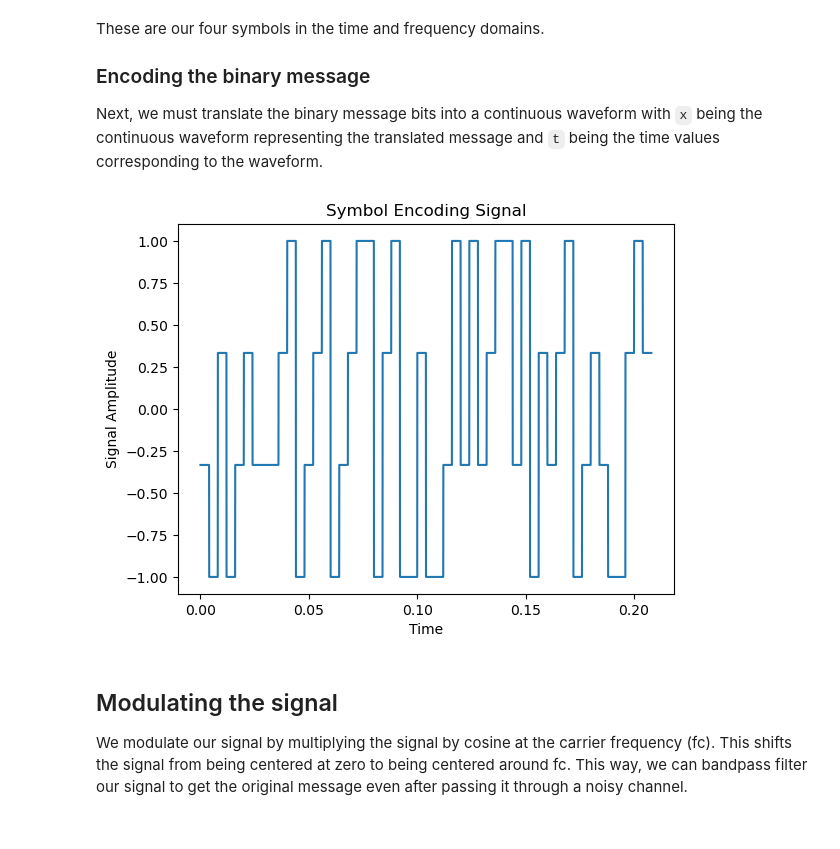
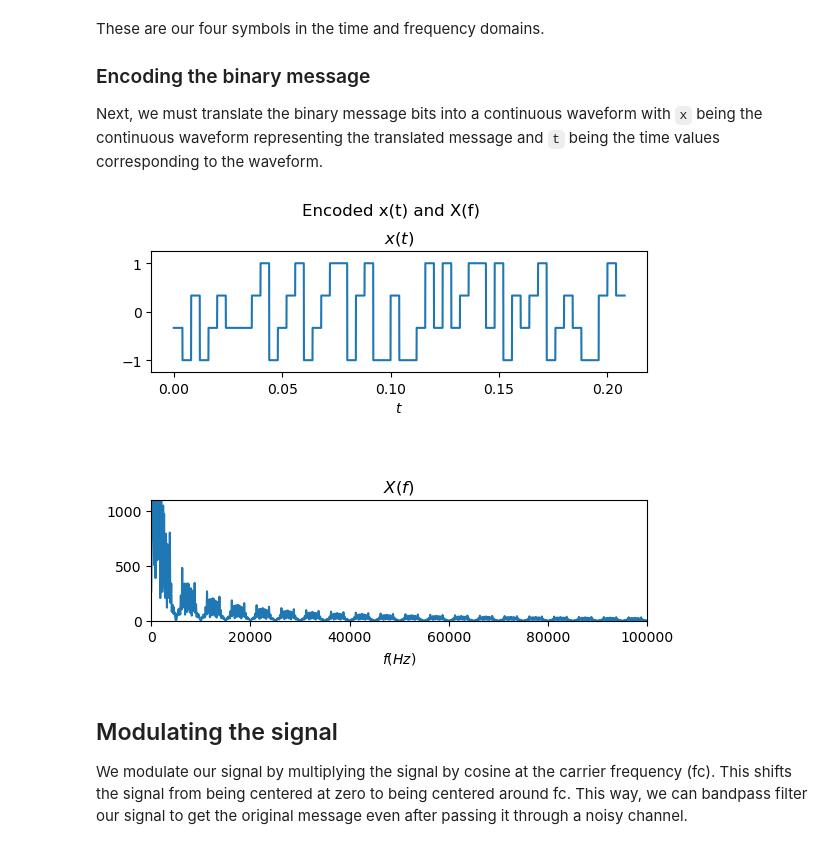
Before and after one commit to allyson-hur/adcomms_dsp, a Jupyter notebook: pca.ipynb, the cells around one changed output. Drawn from its saved outputs; the diff is of its cells as text; code cells hidden in the pictures.

```diff
--- a/pca.ipynb
+++ b/pca.ipynb
@@ -76,26 +76,27 @@ from plotting import real_fft_plot
 import numpy as np
 
 class SymbolContruction:
-   def __init__(self, BITS_PER_SYMBOL, SAMPLES_PER_SYMBOL):
+    def __init__(self, BITS_PER_SYMBOL, SAMPLES_PER_SYMBOL):
        self.BITS_PER_SYMBOL = BITS_PER_SYMBOL
        self.SAMPLES_PER_SYMBOL = SAMPLES_PER_SYMBOL
 
-   def symbols_of_t(self):
-       symbols_of_t = []
-       N_symbols = 2**self.BITS_PER_SYMBOL
-       fig, ax = plt.subplots(2, N_symbols)
-       plt.subplots_adjust(hspace=1.05)
-       for symbol in range(N_symbols):
-           x = PAMGenerator(
-               symbol, k=N_symbols, samples_per_symbol=self.SAMPLES_PER_SYMBOL
-           )
-           symbols_of_t.append(x)
-           x = np.concatenate((symbol_zeros, x, symbol_zeros))
-           t = np.linspace(-1*T_symbol, 2*T_symbol, len(x))
-           real_fft_plot(t, x, ax[0][symbol], ax[1][symbol], dt,
-                         t_label='$x_{%d}[t]$'%symbol, f_label='$|X_{%d}(f)|$'%symbol)
+    def symbols_of_t(self):
+        """
+        Generate symbols and store them in a list.
 
-       return symbols_of_t
+        Returns:
+            A list of the generated symbols.
+        """
+        symbols_of_t = []
+        N_symbols = 2**self.BITS_PER_SYMBOL
+        for symbol in range(N_symbols):
+            x = PAMGenerator(
+                symbol, k=N_symbols, samples_per_symbol=self.SAMPLES_PER_SYMBOL
+            )
+            symbols_of_t.append(x)
+
+        return symbols_of_t
+
 
 SymbolContruction_test = SymbolContruction(BITS_PER_SYMBOL=2, SAMPLES_PER_SYMBOL=200)
 test_symbols_of_t = SymbolContruction_test.symbols_of_t()
@@ -160,38 +144,39 @@ class SymbolEncoding:
                 continue
             symbol = int("".join(symbol), 2)
             i_start = i * self.SAMPLES_PER_SYMBOL
             i_end = (i + 1) * self.SAMPLES_PER_SYMBOL
             x[i_start:i_end] = self.symbols_of_t[symbol]
 
         return x
 
     def t(self):
         """
         Get the time values associated with each sample in the signal.
 
         Returns:
             An array representing the time values.
         """
         x_samples = self.SAMPLES_PER_SYMBOL * int(
             np.ceil(len(self.message_bits_txt) // self.BITS_PER_SYMBOL)
         )
         return np.linspace(0, self.dt * x_samples, x_samples)
 
 
 symbols_of_t = test_symbols_of_t
 message_bits_txt = test_message_bits_txt
 
 symbol_encoding_test = SymbolEncoding(BITS_PER_SYMBOL, SAMPLES_PER_SYMBOL, F_C, test_symbols_of_t, message_bits_txt)
 test_x = symbol_encoding_test.x()
 test_t = symbol_encoding_test.t()
 
-plt.plot(test_t, test_x)
-plt.xlabel('Time')
-plt.ylabel('Signal Amplitude')
-plt.title('Symbol Encoding Signal')
+fig, ax = plt.subplots(2,1)
+plt.subplots_adjust(hspace=1.05)
+real_fft_plot(test_t, test_x, ax[0], ax[1], dt, '$x(t)$', '$X(f)$', abs_xlim = 1.1e3)
+plt.suptitle("Encoded x(t) and X(f)")
 plt.show()
+plt.close()
 # %% [output]
-[figure, old version]
+[figure, new version]
 # %% [markdown]
 ## Modulating the signal
 We modulate our signal by multiplying the signal by cosine at the carrier frequency (fc). This shifts the signal from being centered at zero to being centered around fc. This way, we can bandpass filter our signal to get the original message even after passing it through a noisy channel.
```
Also changed, not shown: parts of 8 cells of this notebook, 1 other file.
